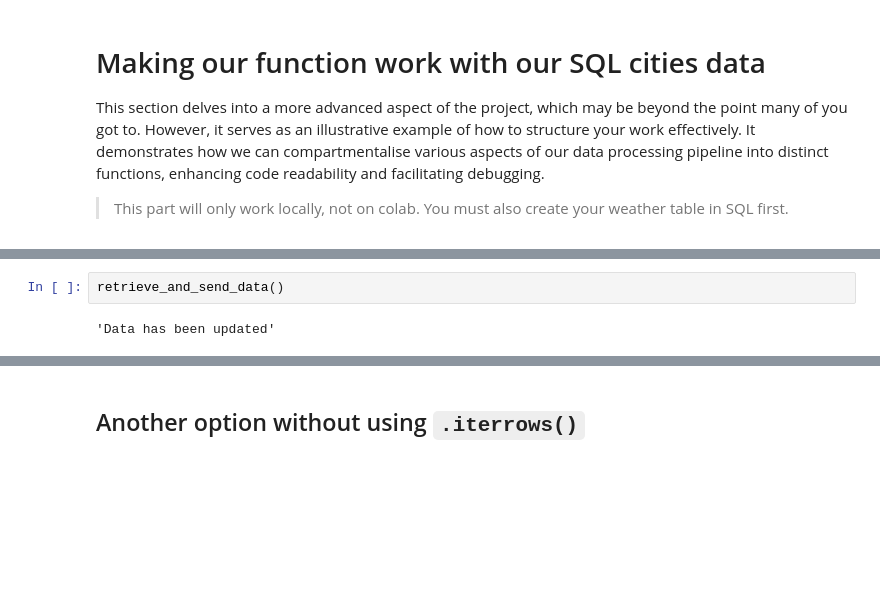
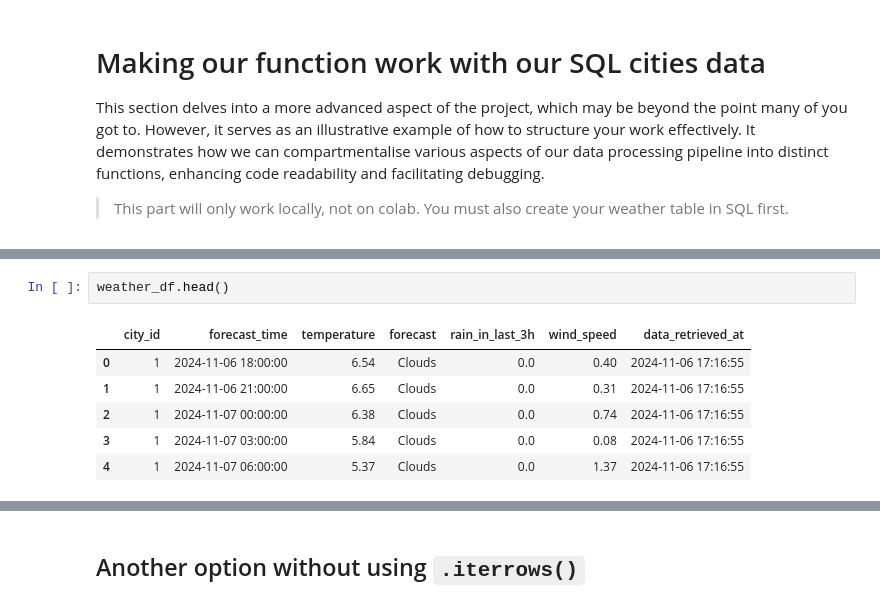
Before and after one commit to nicholas-glanvill/ds_notebooks, a Jupyter notebook: 5.data engineering/4_weather_sample_solution.ipynb, the cells around one changed output, grey strips where cells are left out. Saved outputs shown, nothing was run; the diff lists cells and outputs as text; blank space fills up the shorter version.

```diff
--- a/5.data engineering/4_weather_sample_solution.ipynb
+++ b/5.data engineering/4_weather_sample_solution.ipynb
@@ -413,4 +406,9 @@ weather
-# %%
-retrieve_and_send_data()
-# %% [output]
-'Data has been updated'
+# %%
+weather_df.head()
+# %% [output]
+|  | city_id | forecast_time | temperature | forecast | rain_in_last_3h | wind_speed | data_retrieved_at |
+| 0 | 1 | 2024-11-06 18:00:00 | 6.54 | Clouds | 0.0 | 0.40 | 2024-11-06 17:16:55 |
+| 1 | 1 | 2024-11-06 21:00:00 | 6.65 | Clouds | 0.0 | 0.31 | 2024-11-06 17:16:55 |
+| 2 | 1 | 2024-11-07 00:00:00 | 6.38 | Clouds | 0.0 | 0.74 | 2024-11-06 17:16:55 |
+| 3 | 1 | 2024-11-07 03:00:00 | 5.84 | Clouds | 0.0 | 0.08 | 2024-11-06 17:16:55 |
+| 4 | 1 | 2024-11-07 06:00:00 | 5.37 | Clouds | 0.0 | 1.37 | 2024-11-06 17:16:55 |
```
Also changed, not shown: parts of 18 cells of this notebook, 4 other files.
